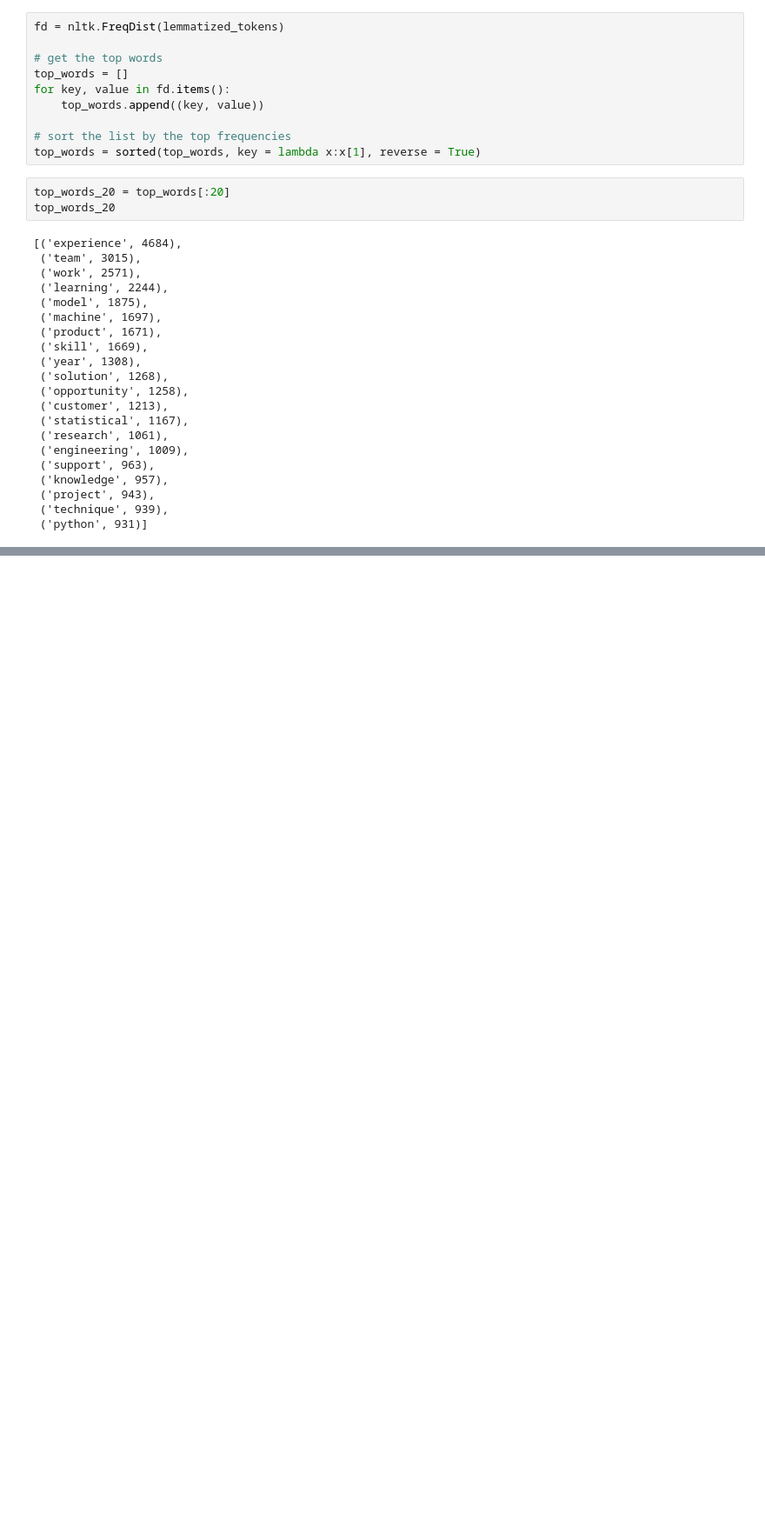
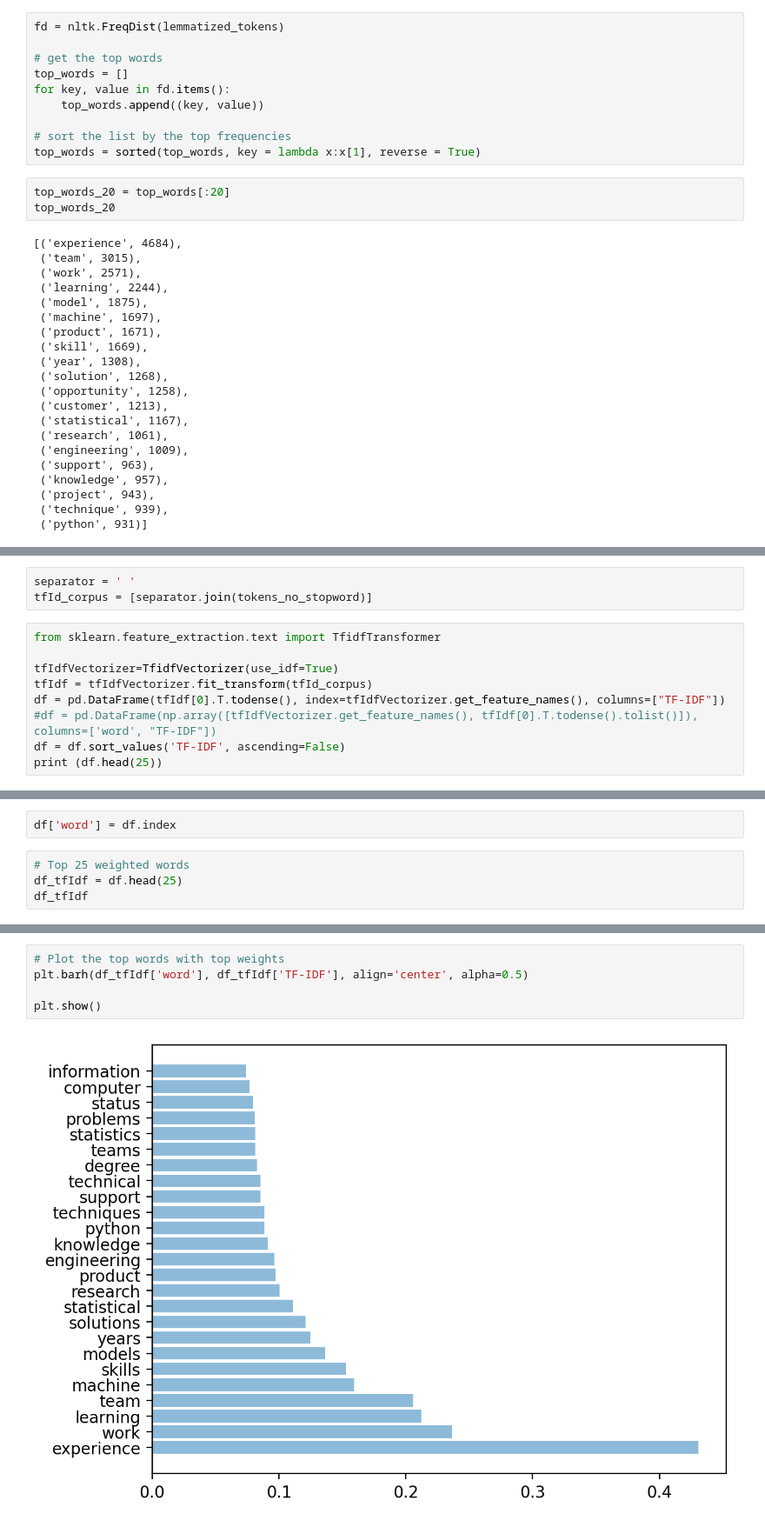
Before and after one commit to ericyang94/DS-Job-Analysis, a Jupyter notebook: Data_Analysis/Indeed_NLP_Analysis.ipynb, the cells around one changed output, grey strips where cells are left out. Shown at 87% size. Drawn from its saved outputs; the diff is of its cells as text; blank space fills up the shorter version.

Commit message:
Add TFIDF Analysis

```diff
--- a/Data_Analysis/Indeed_NLP_Analysis.ipynb
+++ b/Data_Analysis/Indeed_NLP_Analysis.ipynb
@@ -93,0 +117,12 @@ top_words_20
+# %%
+separator = ' '
+tfId_corpus = [separator.join(tokens_no_stopword)]
+# %%
+from sklearn.feature_extraction.text import TfidfTransformer
+
+tfIdfVectorizer=TfidfVectorizer(use_idf=True)
+tfIdf = tfIdfVectorizer.fit_transform(tfId_corpus)
+df = pd.DataFrame(tfIdf[0].T.todense(), index=tfIdfVectorizer.get_feature_names(), columns=["TF-IDF"])
+#df = pd.DataFrame(np.array([tfIdfVectorizer.get_feature_names(), tfIdf[0].T.todense().tolist()]), columns=['word', "TF-IDF"])
+df = df.sort_values('TF-IDF', ascending=False)
+print (df.head(25))
@@ -93,0 +147,6 @@ top_words_20
+# %%
+df['word'] = df.index
+# %%
+# Top 25 weighted words
+df_tfIdf = df.head(25)
+df_tfIdf
@@ -93,0 +171,7 @@ top_words_20
+# %%
+# Plot the top words with top weights
+plt.barh(df_tfIdf['word'], df_tfIdf['TF-IDF'], align='center', alpha=0.5)
+
+plt.show()
+# %% [output]
+[figure, added]
```
Also changed, not shown: parts of 6 cells of this notebook.
